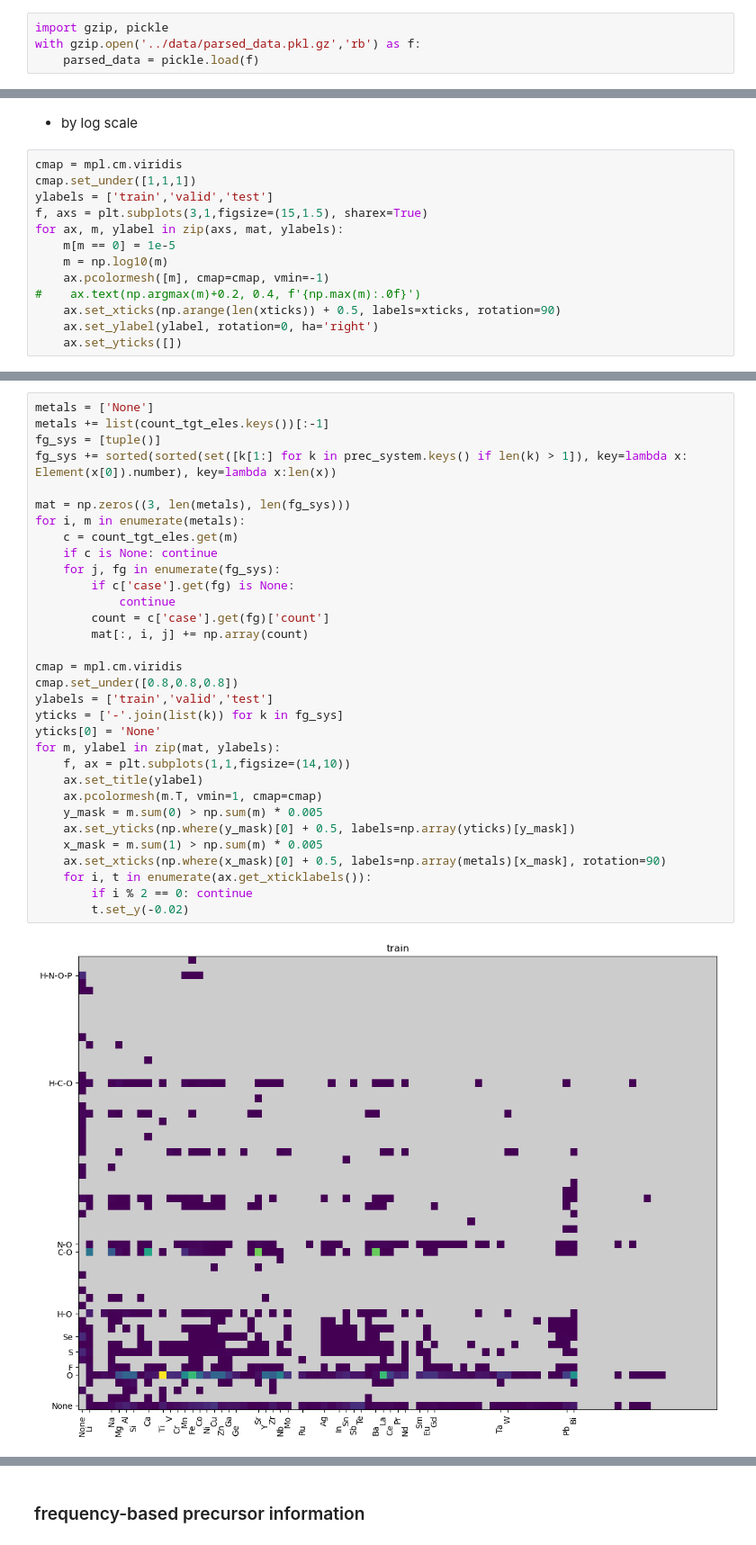
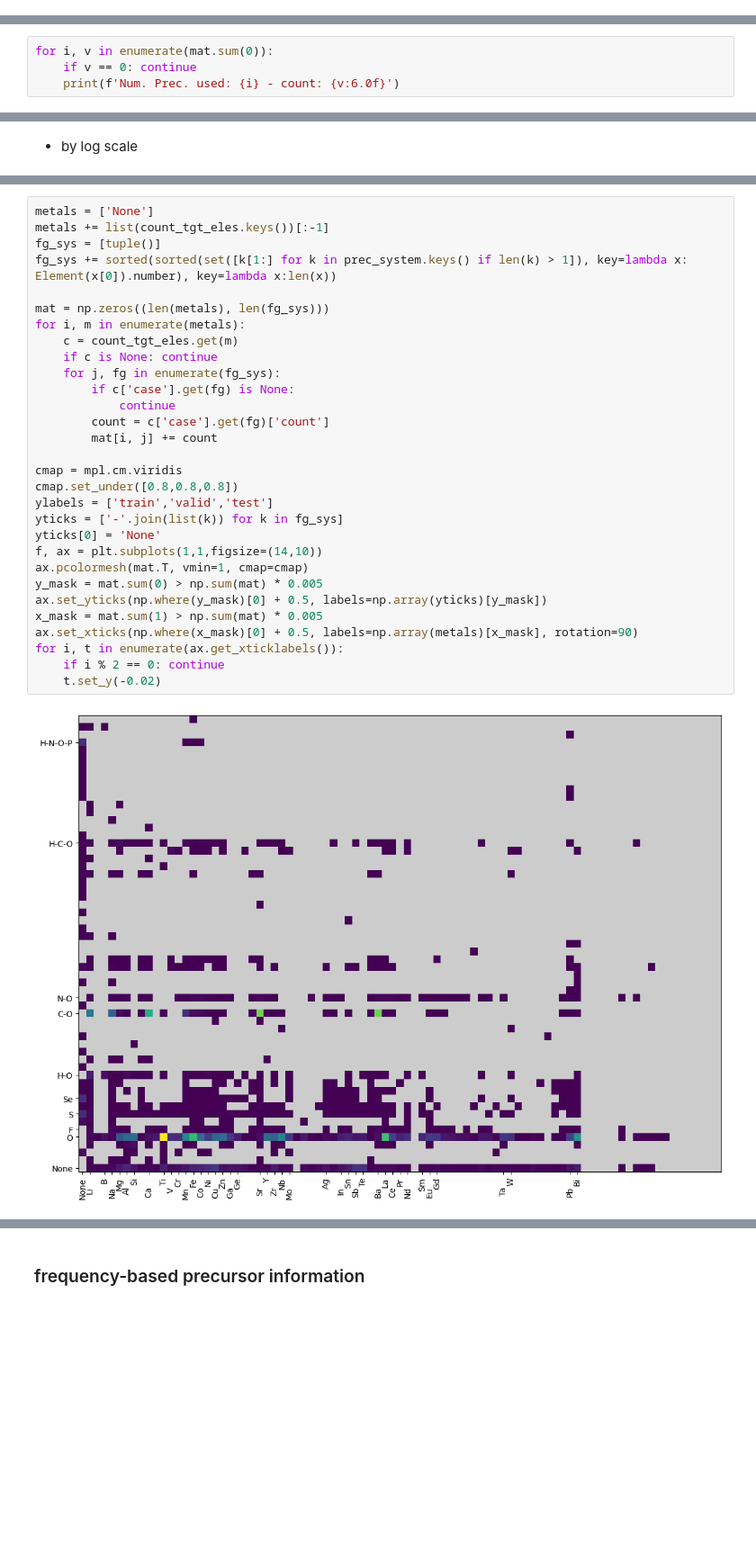
Before and after one commit to git-jhyang/inorganic_synthesis, a Jupyter notebook: notebooks/analysis_data.ipynb, the cells around one changed output, grey strips where cells are left out. Shown at 90% size. Cells and saved outputs as stored; diff of their text form; blank space fills up the shorter version.

```diff
--- a/notebooks/analysis_data.ipynb
+++ b/notebooks/analysis_data.ipynb
@@ -245,6 +375,2 @@ with gzip.open('../data/parsed_data.pkl.gz','wb') as f:
 # %% [markdown]
 # Parsed dataset
-# %%
-import gzip, pickle
-with gzip.open('../data/parsed_data.pkl.gz','rb') as f:
-    parsed_data = pickle.load(f)
@@ -587,0 +1038,4 @@ f.subplots_adjust(hspace=0)
+# %%
+for i, v in enumerate(mat.sum(0)):
+    if v == 0: continue
+    print(f'Num. Prec. used: {i} - count: {v:6.0f}')
@@ -622,15 +1099,2 @@ for ax, m, ylabel in zip(axs, mat, ylabels):
 # %% [markdown]
 - by log scale
-# %%
-cmap = mpl.cm.viridis
-cmap.set_under([1,1,1])
-ylabels = ['train','valid','test']
-f, axs = plt.subplots(3,1,figsize=(15,1.5), sharex=True)
-for ax, m, ylabel in zip(axs, mat, ylabels):
-    m[m == 0] = 1e-5
-    m = np.log10(m)
-    ax.pcolormesh([m], cmap=cmap, vmin=-1)
-#    ax.text(np.argmax(m)+0.2, 0.4, f'{np.max(m):.0f}')
-    ax.set_xticks(np.arange(len(xticks)) + 0.5, labels=xticks, rotation=90)
-    ax.set_ylabel(ylabel, rotation=0, ha='right')
-    ax.set_yticks([])
@@ -639,34 +1101,32 @@ for ax, m, ylabel in zip(axs, mat, ylabels):
 # %%
 metals = ['None']
 metals += list(count_tgt_eles.keys())[:-1]
 fg_sys = [tuple()]
 fg_sys += sorted(sorted(set([k[1:] for k in prec_system.keys() if len(k) > 1]), key=lambda x: Element(x[0]).number), key=lambda x:len(x))
 
-mat = np.zeros((3, len(metals), len(fg_sys)))
+mat = np.zeros((len(metals), len(fg_sys)))
 for i, m in enumerate(metals):
     c = count_tgt_eles.get(m)
     if c is None: continue
     for j, fg in enumerate(fg_sys):
         if c['case'].get(fg) is None:
             continue
         count = c['case'].get(fg)['count']
-        mat[:, i, j] += np.array(count)
+        mat[i, j] += count
 
 cmap = mpl.cm.viridis
 cmap.set_under([0.8,0.8,0.8])
 ylabels = ['train','valid','test']
 yticks = ['-'.join(list(k)) for k in fg_sys]
 yticks[0] = 'None'
-for m, ylabel in zip(mat, ylabels):
-    f, ax = plt.subplots(1,1,figsize=(14,10))
-    ax.set_title(ylabel)
-    ax.pcolormesh(m.T, vmin=1, cmap=cmap)
-    y_mask = m.sum(0) > np.sum(m) * 0.005
-    ax.set_yticks(np.where(y_mask)[0] + 0.5, labels=np.array(yticks)[y_mask])
-    x_mask = m.sum(1) > np.sum(m) * 0.005
-    ax.set_xticks(np.where(x_mask)[0] + 0.5, labels=np.array(metals)[x_mask], rotation=90)
-    for i, t in enumerate(ax.get_xticklabels()):
-        if i % 2 == 0: continue
-        t.set_y(-0.02)
+f, ax = plt.subplots(1,1,figsize=(14,10))
+ax.pcolormesh(mat.T, vmin=1, cmap=cmap)
+y_mask = mat.sum(0) > np.sum(mat) * 0.005
+ax.set_yticks(np.where(y_mask)[0] + 0.5, labels=np.array(yticks)[y_mask])
+x_mask = mat.sum(1) > np.sum(mat) * 0.005
+ax.set_xticks(np.where(x_mask)[0] + 0.5, labels=np.array(metals)[x_mask], rotation=90)
+for i, t in enumerate(ax.get_xticklabels()):
+    if i % 2 == 0: continue
+    t.set_y(-0.02)
 # %% [output]
-[figure, old version]
+[figure, new version]
```
Also changed, not shown: parts of 61 cells of this notebook, 16 other files.
